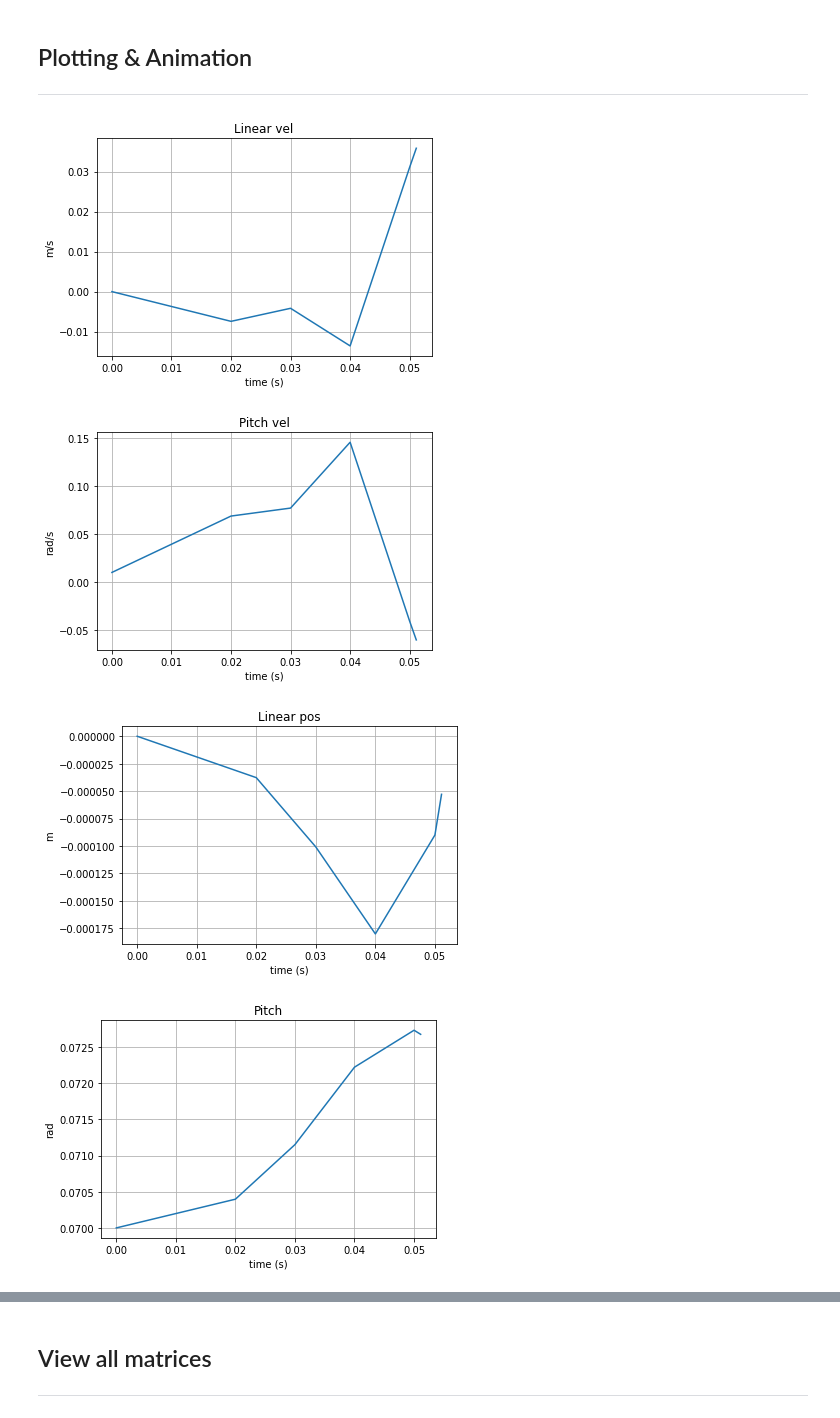
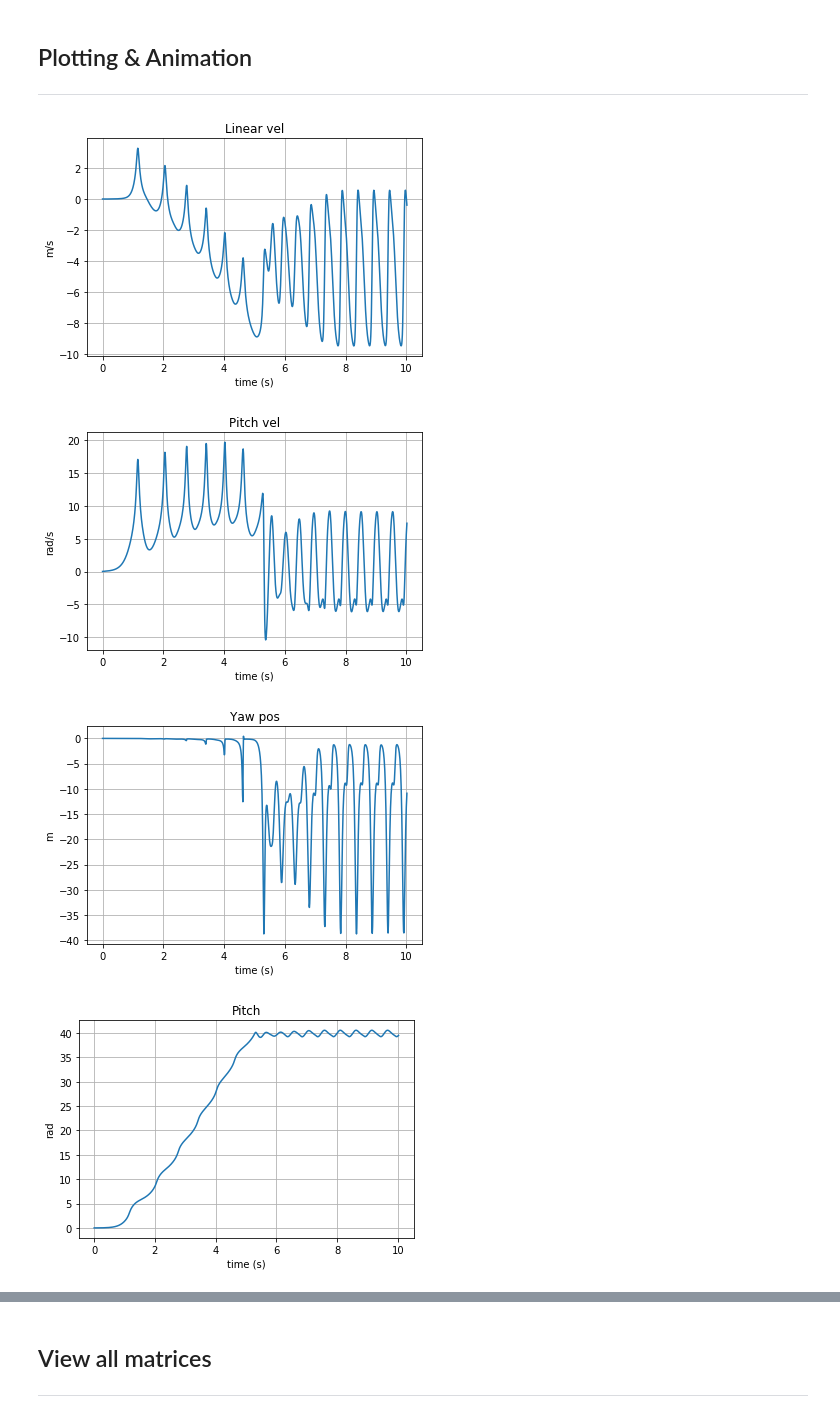
Before and after one commit to Brazilian-Institute-of-Robotics/bir_bbot, a Jupyter notebook: Model_simulation/control_notebook.ipynb, the cells around one changed output, grey strips where cells are left out. Cells and saved outputs as stored; diff of their text form; code cells hidden in the pictures.

Commit message:
Add reduced order simulation

```diff
--- a/Model_simulation/control_notebook.ipynb
+++ b/Model_simulation/control_notebook.ipynb
@@ -268,9 +268,12 @@ ss_system = control.ss(Ad,Bd,C_ss,D_ss)
 # ss_system
 # %%
-Q_lqr = np.diag([1,1,1,1,1,1])
-R_lqr = np.diag([1e15,1e15])
+# Q_lqr = np.diag([1,100,1,10])
+# R_lqr = np.diag([1e5,1e5])
 
-K_lqr, S_lqr, E_lqr = control.lqr(Ad,Bd,Q_lqr,R_lqr)
+Q_lqr = np.diag([1,1000,1,10])
+R_lqr = np.diag([1e3,1e43])
+
+K_lqr, S_lqr, E_lqr = control.lqr(Ar,Br,Q_lqr,R_lqr)
 
 Matrix(K_lqr)
 # type(K_lqr)
@@ -295,20 +312,23 @@ jac2sim = Ac.subs([d_v,visc_v,l_v,r_v,Mp_v,Mw_v,Iw_c_v,Iw_r_v,Ip_x_v,Ip_y_v,Ip_z
 # %%
 from scipy import integrate
 
-state_initial_conditions = [0,0.01,0,0,0.07,0]
+state_initial_conditions = [0,0.01,0,0.01]
 initial_inputs = [0,0]
 t0 = 0
 
+reduced_state_vec = Matrix(list(symbols('x1:4, x5',real=True)))
+
 #* Create lambda functions of the system and the jacobian
 
-func = lambdify([t, state_vec, u],sys2sim,'numpy')
-func_jac = lambdify([t, state_vec, u],jac2sim,'numpy')
+func = lambdify([t, reduced_state_vec, u],sys2sim,'numpy')
+func_jac = lambdify([t, reduced_state_vec, u],jac2sim,'numpy')
+
 
 # func(0,state_initial_conditions, initial_inputs)
 # func_jac(0,state_initial_conditions, initial_inputs)
 # %%
 
-simulator = integrate.ode(func, func_jac)                           # Ode class object used for simulation
+simulator = integrate.ode(func)                           # Ode class object used for simulation
 simulator.set_initial_value(state_initial_conditions, t0)           # Set initial consitions of the system
 simulator.set_integrator('vode',method= 'bdf',order=5)
 simulator.set_f_params(initial_inputs)                              # Set the initial inputs (wheel torques) values in the system
@@ -329,14 +349,14 @@ dt = 0.01                                                      # Simulation time
 controller_time = -1                                                # Initial controller time (-1 means: "provide a control effort based on the initial states")
 controller_calls = 0                                                # Counts how many times the controller was called (just debug)
 
-history = np.array([state_initial_conditions]).reshape(6,1)
+history = np.array([state_initial_conditions]).reshape(4,1)
 time_history = [t0]
 input_history = np.array(initial_inputs).reshape(2,1)
 
 control_states = np.zeros((4,))
 
 while simulator.successful() and simulator.t <= t1:                 # Simulation main loop
-    history = np.hstack((history,np.array([simulator.integrate(simulator.t+dt)]).reshape(6,1)))        # Simulate one time step and save in history
+    history = np.hstack((history,np.array([simulator.integrate(simulator.t+dt)]).reshape(4,1)))        # Simulate one time step and save in history
     time_history.append(simulator.t+dt)
 
     input_history = np.hstack((input_history,call_controller(history[:,-1])))     # Call the controller
@@ -377,37 +399,37 @@ plt.plot(time_history,history[0,:])
 plt.title("Linear vel")
 plt.xlabel("time (s)")
 plt.ylabel("m/s")
 plt.grid()
 
 fig2 = plt.figure()
 plt.plot(time_history,history[1,:])
 plt.title("Pitch vel")
 plt.xlabel("time (s)")
 plt.ylabel("rad/s")
 plt.grid()
 
 fig3 = plt.figure()
-plt.plot(time_history,history[3,:])
-plt.title("Linear pos")
+plt.plot(time_history,history[2,:])
+plt.title("Yaw pos")
 plt.xlabel("time (s)")
 plt.ylabel("m")
 plt.grid()
 
 fig4 = plt.figure()
-plt.plot(time_history,history[4,:])
+plt.plot(time_history,history[3,:])
 plt.title("Pitch")
 plt.xlabel("time (s)")
 plt.ylabel("rad")
 plt.grid()
 
 fig5 = plt.figure()
 plt.plot(time_history,input_history[0,:])
 plt.title("Left Torque")
 plt.xlabel("time (s)")
 plt.ylabel("N.m")
 plt.grid()
 # %% [output]
-[figure, old version]
+[figure, new version]
-[figure, old version]
+[figure, new version]
-[figure, old version]
+[figure, new version]
-[figure, old version]
+[figure, new version]
```
Also changed, not shown: parts of 14 cells of this notebook.
